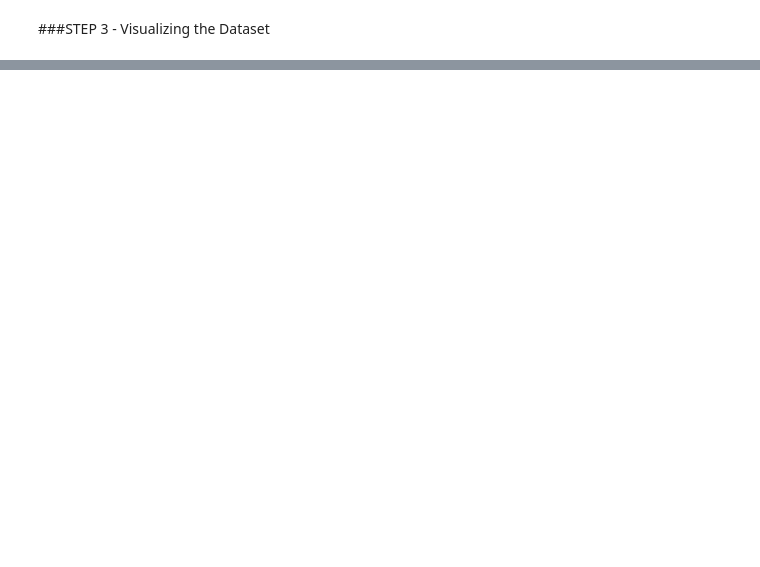
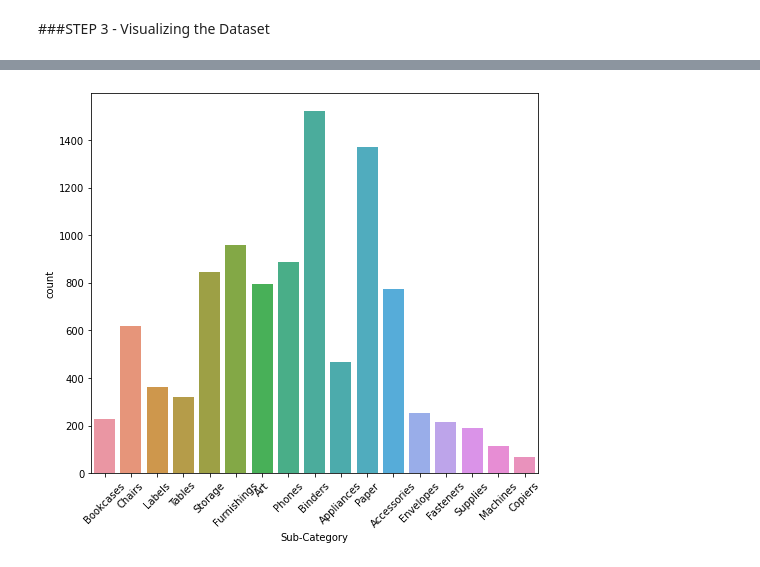
Before and after one commit to abhijeetraj22/TSF-GRIP_Tasks, a Jupyter notebook: TSF_Task_3.ipynb, the cells around one changed output, grey strips where cells are left out. Cells and saved outputs as stored; diff of their text form; code cells hidden in the pictures; blank space fills up the shorter version.

```diff
--- a/TSF_Task_3.ipynb
+++ b/TSF_Task_3.ipynb
@@ -69,6 +145,8 @@ sns.heatmap(df.corr(), annot=True)
 # %%
 plt.figure(figsize=(8,7))
-sns.countplot(df['Sub-Category'])
-plt.xticks(rotation=45)
+sns.countplot(ss_df['Sub-Category'])
+plt.xticks(rotation=45);
+# %% [output]
+[figure, added]
 # %%
 plt.figure(figsize=(8,7))
```
Also changed, not shown: parts of 15 cells of this notebook.
